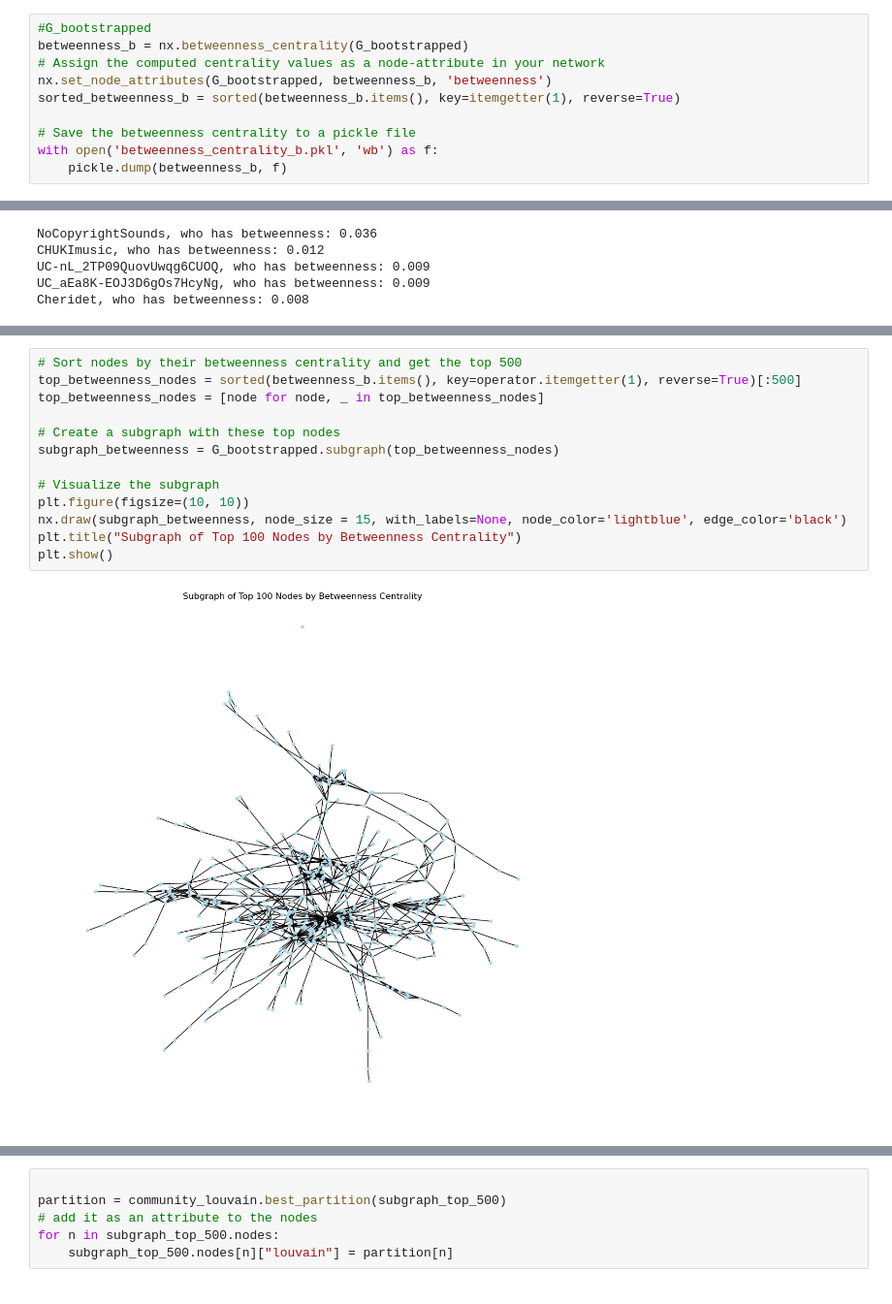
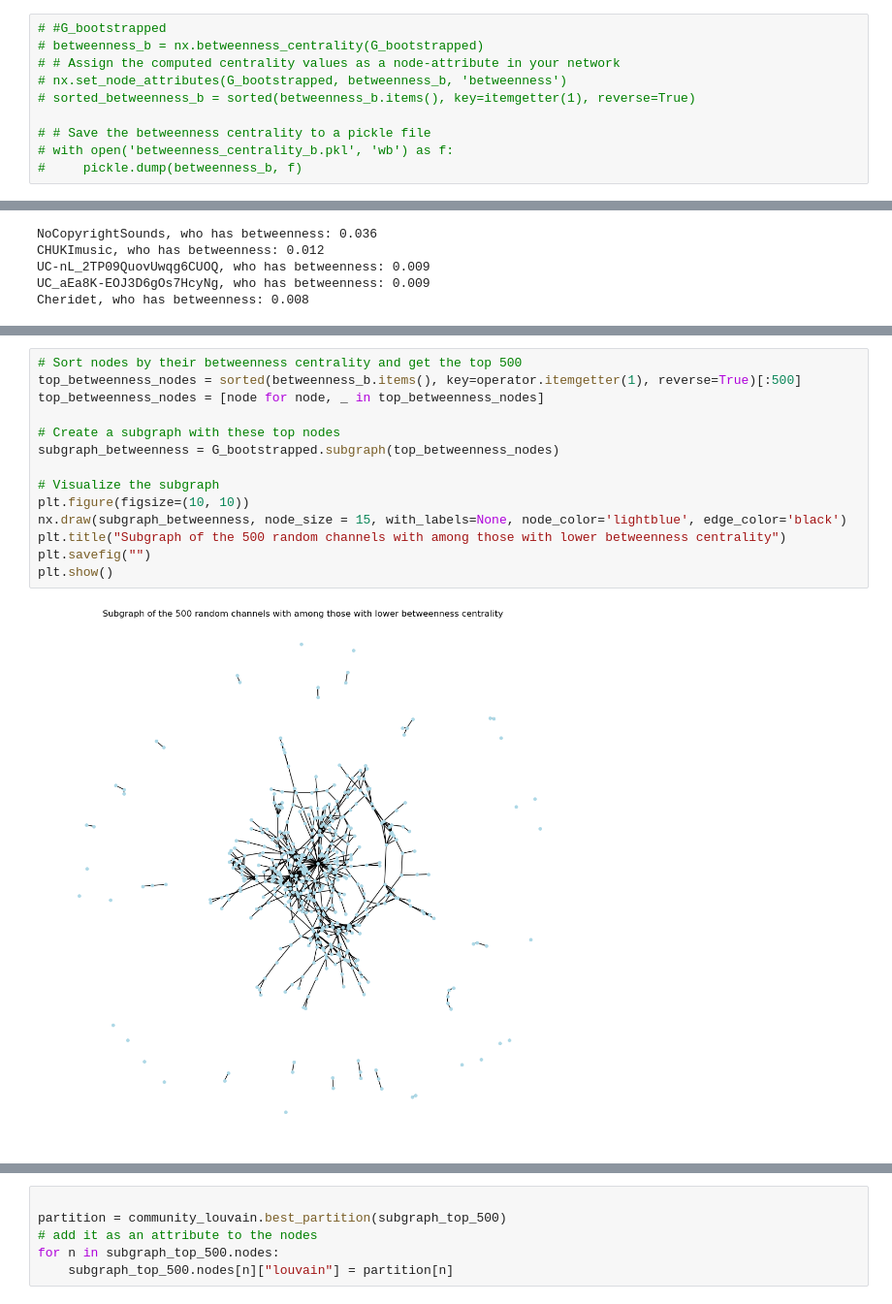
Before and after one commit to epfl-ada/ada-2023-project-adacadabra, a Jupyter notebook: Final_notebook_mats.ipynb, the cells around one changed output, grey strips where cells are left out. Shown at 97% size. Saved outputs shown, nothing was run; the diff lists cells and outputs as text.

```diff
--- a/Final_notebook_mats.ipynb
+++ b/Final_notebook_mats.ipynb
@@ -407,13 +414,13 @@ UCeE4VazTtIl502GDwUndZCQ who is connected to 34 channels
 # %%
-#G_bootstrapped
-betweenness_b = nx.betweenness_centrality(G_bootstrapped)
-# Assign the computed centrality values as a node-attribute in your network
-nx.set_node_attributes(G_bootstrapped, betweenness_b, 'betweenness')
-sorted_betweenness_b = sorted(betweenness_b.items(), key=itemgetter(1), reverse=True)
+# #G_bootstrapped
+# betweenness_b = nx.betweenness_centrality(G_bootstrapped)
+# # Assign the computed centrality values as a node-attribute in your network
+# nx.set_node_attributes(G_bootstrapped, betweenness_b, 'betweenness')
+# sorted_betweenness_b = sorted(betweenness_b.items(), key=itemgetter(1), reverse=True)
 
-# Save the betweenness centrality to a pickle file
-with open('betweenness_centrality_b.pkl', 'wb') as f:
-    pickle.dump(betweenness_b, f)
+# # Save the betweenness centrality to a pickle file
+# with open('betweenness_centrality_b.pkl', 'wb') as f:
+#     pickle.dump(betweenness_b, f)
 # %%
 #open bootstrapped:
 with open('betweenness_centrality_b.pkl', 'rb') as f:
@@ -432,18 +472,19 @@ Cheridet, who has betweenness: 0.008
 # %%
 # Sort nodes by their betweenness centrality and get the top 500
 top_betweenness_nodes = sorted(betweenness_b.items(), key=operator.itemgetter(1), reverse=True)[:500]
 top_betweenness_nodes = [node for node, _ in top_betweenness_nodes]
 
 # Create a subgraph with these top nodes
 subgraph_betweenness = G_bootstrapped.subgraph(top_betweenness_nodes)
 
 # Visualize the subgraph
 plt.figure(figsize=(10, 10))
 nx.draw(subgraph_betweenness, node_size = 15, with_labels=None, node_color='lightblue', edge_color='black')
-plt.title("Subgraph of Top 100 Nodes by Betweenness Centrality")
+plt.title("Subgraph of the 500 random channels with among those with lower betweenness centrality")
+plt.savefig("")
 plt.show()
 # %% [output]
-[figure, old version]
+[figure, new version]
 # %%
 # Eigenvector centrality - why did this fail?:
 # G_bootstrapped_eigenvector = nx.eigenvector_centrality(G_bootstrapped)
```
Also changed, not shown: parts of 17 cells of this notebook, 9 other files.
